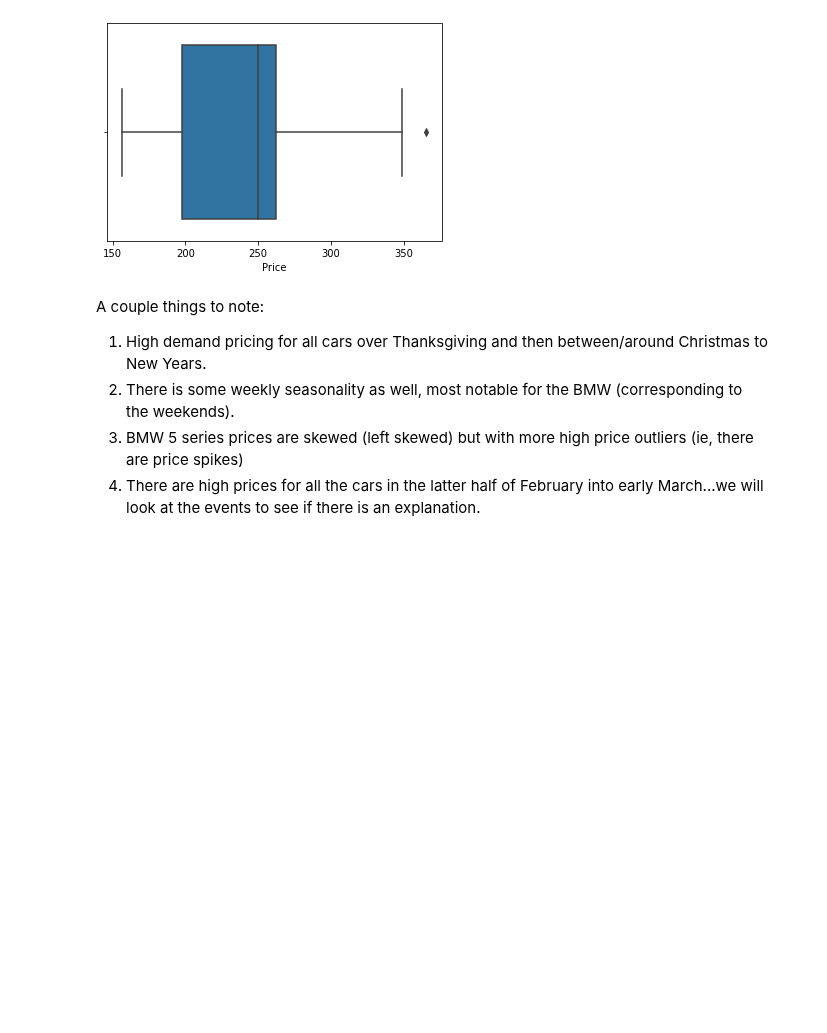
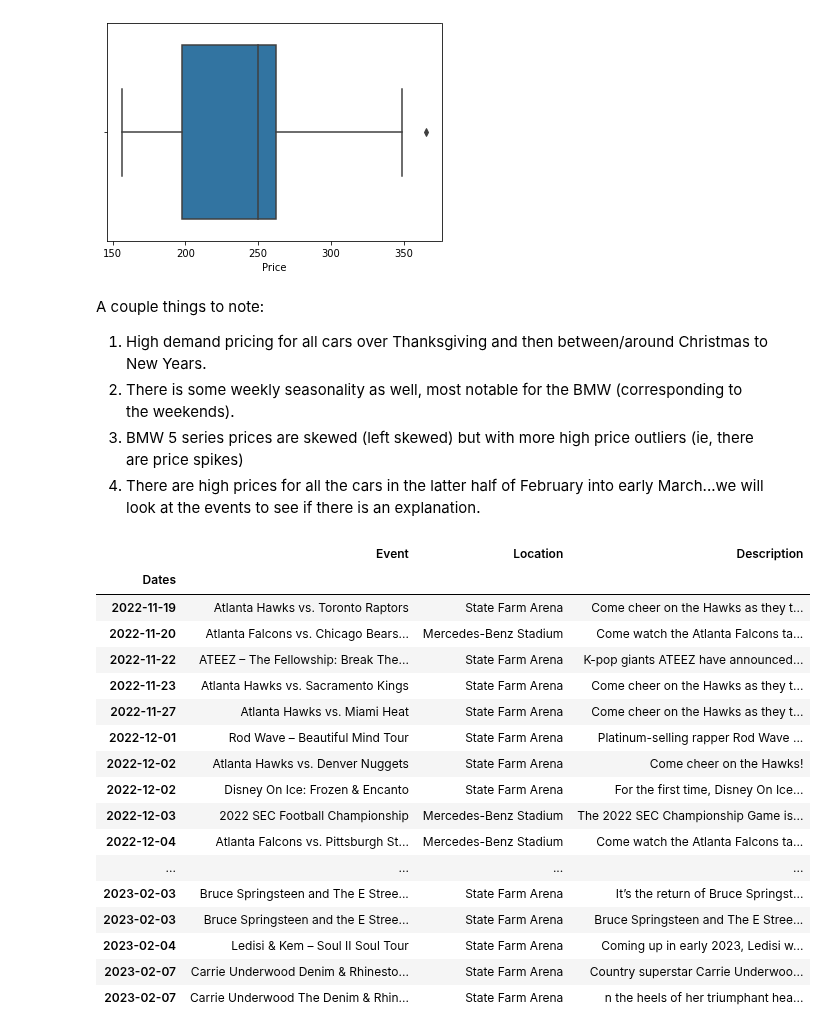
Before and after one commit to JADukeAIPI/AIPIProject, a Jupyter notebook: EDA_and_modeling.ipynb, the cells around one changed output. Drawn from its saved outputs; the diff is of its cells as text; code cells hidden in the pictures; blank space fills up the shorter version.

Commit message:
looking at events

```diff
--- a/EDA_and_modeling.ipynb
+++ b/EDA_and_modeling.ipynb
@@ -212,3 +212,36 @@ A couple things to note:
 2. There is some weekly seasonality as well, most notable for the BMW (corresponding to the weekends).
 3. BMW 5 series prices are skewed (left skewed) but with more high price outliers (ie, there are price spikes)
 4. There are high prices for all the cars in the latter half of February into early March...we will look at the events to see if there is an explanation.
+# %%
+def clean_events(df):
+  df1=df.copy()
+  df1.drop('Unnamed: 0', axis=1, inplace=True)
+  df1.set_index('Dates', inplace=True)
+
+  df1.index = pd.to_datetime(df1.index, format=('%Y-%m-%d'))
+
+  return(df1)
+# %%
+#events webscraped from Discover Atlanta (see WebScrapingAtlantEvents.ipynb).
+#Large events are those occuring at Mercedes-Benz Stadium and State Farm Arena.
+large_events_clean = clean_events(large_events_df)
+large_events_clean
+# %% [output]
+|  | Event | Location | Description |
+| Dates |  |  |  |
+| 2022-11-19 | Atlanta Hawks vs. Toronto Raptors | State Farm Arena | Come cheer on the Hawks as they t... |
+| 2022-11-20 | Atlanta Falcons vs. Chicago Bears... | Mercedes-Benz Stadium | Come watch the Atlanta Falcons ta... |
+| 2022-11-22 | ATEEZ – The Fellowship: Break The... | State Farm Arena | K-pop giants ATEEZ have announced... |
+| 2022-11-23 | Atlanta Hawks vs. Sacramento Kings | State Farm Arena | Come cheer on the Hawks as they t... |
+| 2022-11-27 | Atlanta Hawks vs. Miami Heat | State Farm Arena | Come cheer on the Hawks as they t... |
+| 2022-12-01 | Rod Wave – Beautiful Mind Tour | State Farm Arena | Platinum-selling rapper Rod Wave ... |
+| 2022-12-02 | Atlanta Hawks vs. Denver Nuggets | State Farm Arena | Come cheer on the Hawks! |
+| 2022-12-02 | Disney On Ice: Frozen & Encanto | State Farm Arena | For the first time, Disney On Ice... |
+| 2022-12-03 | 2022 SEC Football Championship | Mercedes-Benz Stadium | The 2022 SEC Championship Game is... |
+| 2022-12-04 | Atlanta Falcons vs. Pittsburgh St... | Mercedes-Benz Stadium | Come watch the Atlanta Falcons ta... |
+| ... | ... | ... | ... |
+| 2023-02-03 | Bruce Springsteen and The E Stree... | State Farm Arena | It’s the return of Bruce Springst... |
+| 2023-02-03 | Bruce Springsteen and the E Stree... | State Farm Arena | Bruce Springsteen and The E Stree... |
+| 2023-02-04 | Ledisi & Kem – Soul II Soul Tour | State Farm Arena | Coming up in early 2023, Ledisi w... |
+| 2023-02-07 | Carrie Underwood Denim & Rhinesto... | State Farm Arena | Country superstar Carrie Underwoo... |
+| 2023-02-07 | Carrie Underwood The Denim & Rhin... | State Farm Arena | n the heels of her triumphant hea... |
```
Also changed, not shown: parts of 3 cells of this notebook.
